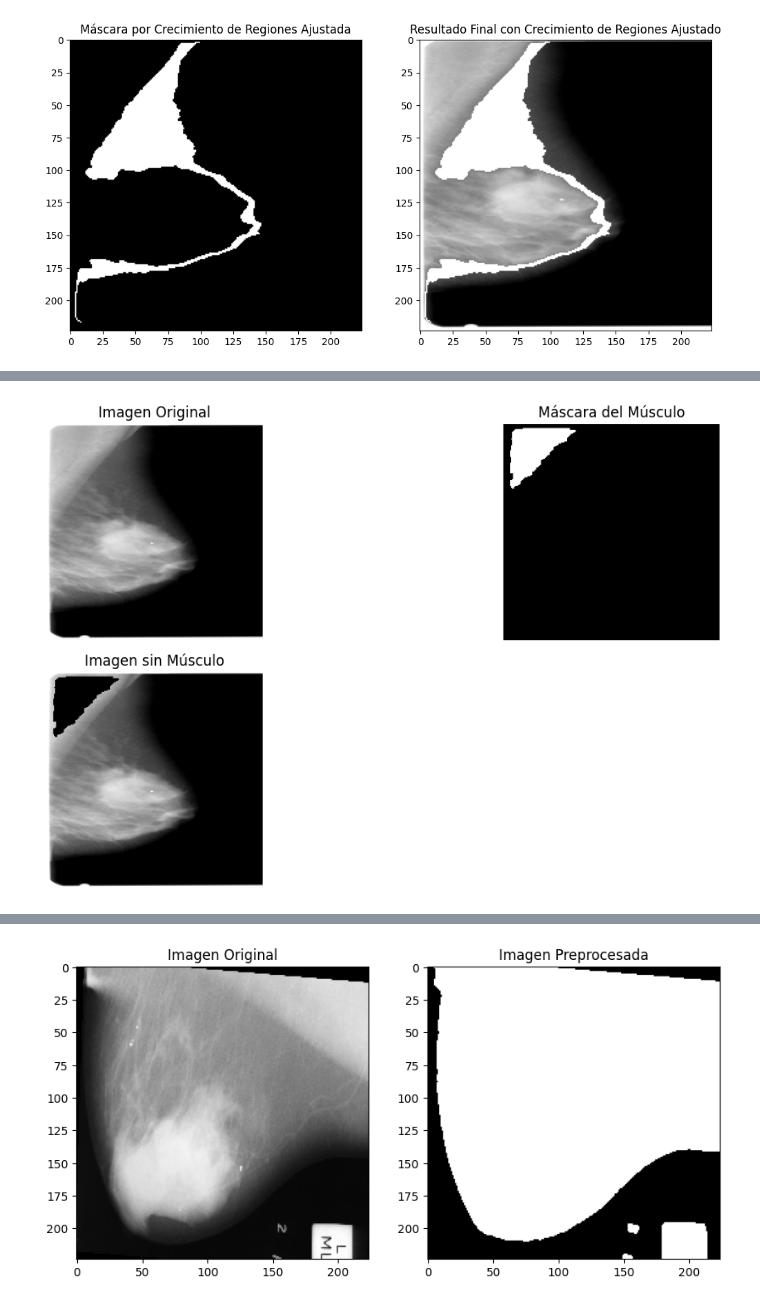
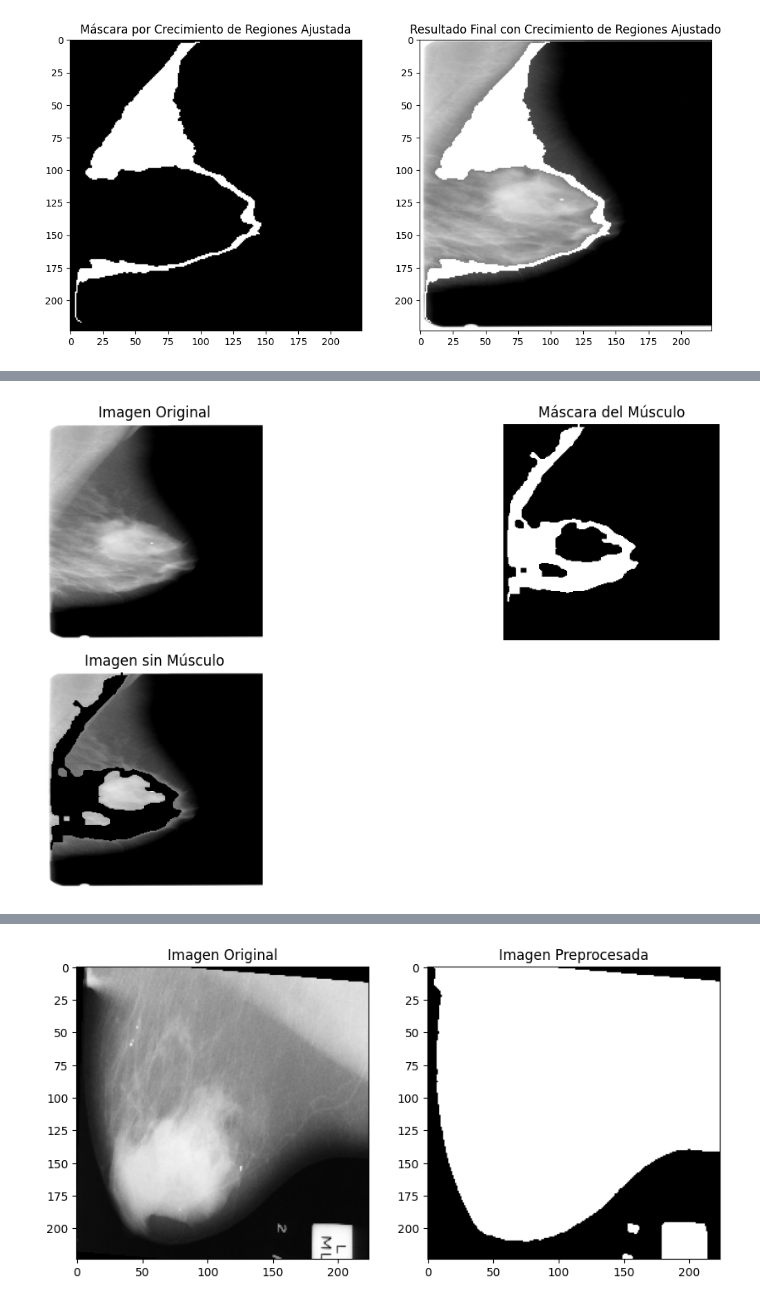
Before and after one commit to ChiaraVL/ProcesamientoImagenes, a Jupyter notebook: clasificacionCNN_Dataset.ipynb, the cells around one changed output, grey strips where cells are left out. Drawn from its saved outputs; the diff is of its cells as text; code cells hidden in the pictures.

Commit message:
se agrega canny y sobeñ

```diff
--- a/clasificacionCNN_Dataset.ipynb
+++ b/clasificacionCNN_Dataset.ipynb
@@ -266,45 +321,45 @@ def region_growing_with_canny(img, seed_point, intensity_threshold=15):
 
     return mask
 # %%
-img_blur = cv2.GaussianBlur(img, (5,5), 0)
+img_blur = cv2.GaussianBlur(img, (5, 5), 0)
 
 # Definir el punto semilla (ajusta según tus imágenes)
 # Para LMLO, el músculo suele estar en la esquina superior izquierda
 seed_point = (30, 30)  # Coordenadas (x, y)
 
-# Ejecutar el algoritmo de crecimiento de regiones con control de gradientes
-mask = region_growing_with_gradients(
+# Ejecutar el algoritmo de crecimiento de regiones con bordes Canny
+mask = region_growing_with_canny(
     img_blur,
     seed_point,
-    intensity_threshold=40,
+    intensity_threshold=22
 )
 
 # Opcional: aplicar operaciones morfológicas para refinar la máscara
 kernel = np.ones((5, 5), np.uint8)
 mask_morph = cv2.morphologyEx(mask, cv2.MORPH_CLOSE, kernel)
 
 # Invertir la máscara para eliminar el músculo
 mask_inv = cv2.bitwise_not(mask_morph)
 result = cv2.bitwise_and(img, img, mask=mask_inv)
 
 # Visualizar resultados
 plt.figure(figsize=(12, 6))
 plt.subplot(2, 2, 1)
 plt.title('Imagen Original')
 plt.imshow(img, cmap='gray')
 plt.axis('off')
 
 plt.subplot(2, 2, 2)
 plt.title('Máscara del Músculo')
 plt.imshow(mask_morph, cmap='gray')
 plt.axis('off')
 
 plt.subplot(2, 2, 3)
 plt.title('Imagen sin Músculo')
 plt.imshow(result, cmap='gray')
 plt.axis('off')
 
 plt.tight_layout()
 plt.show()
 # %% [output]
-[figure, old version]
+[figure, new version]
```
Also changed, not shown: parts of 4 cells of this notebook.
